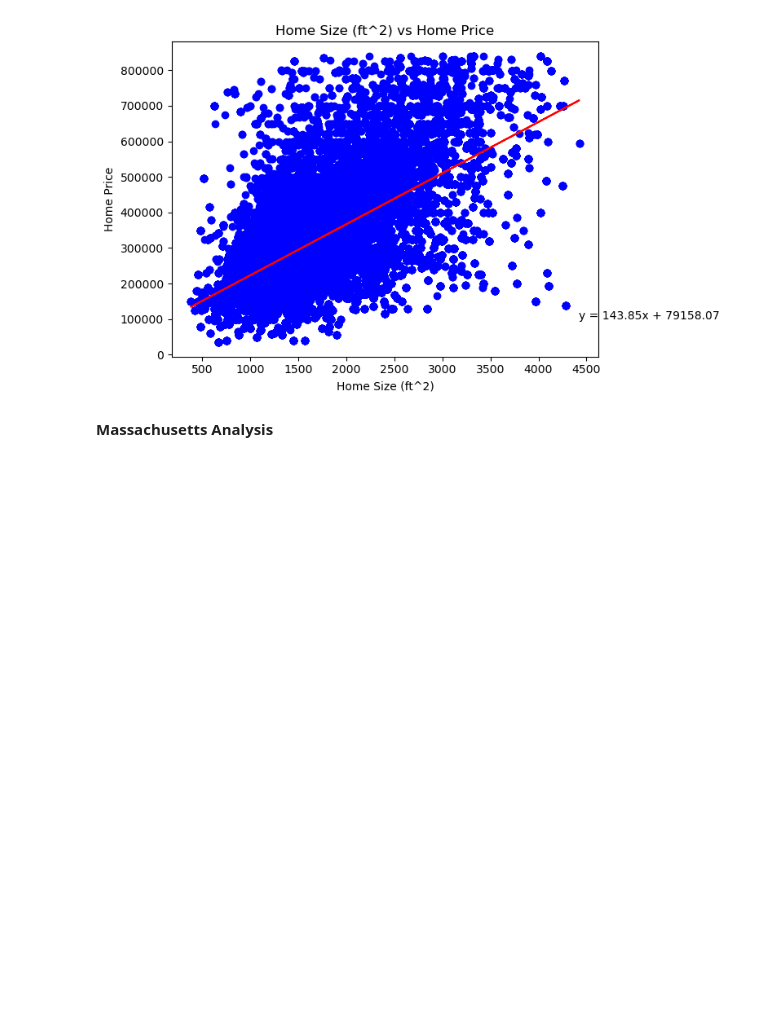
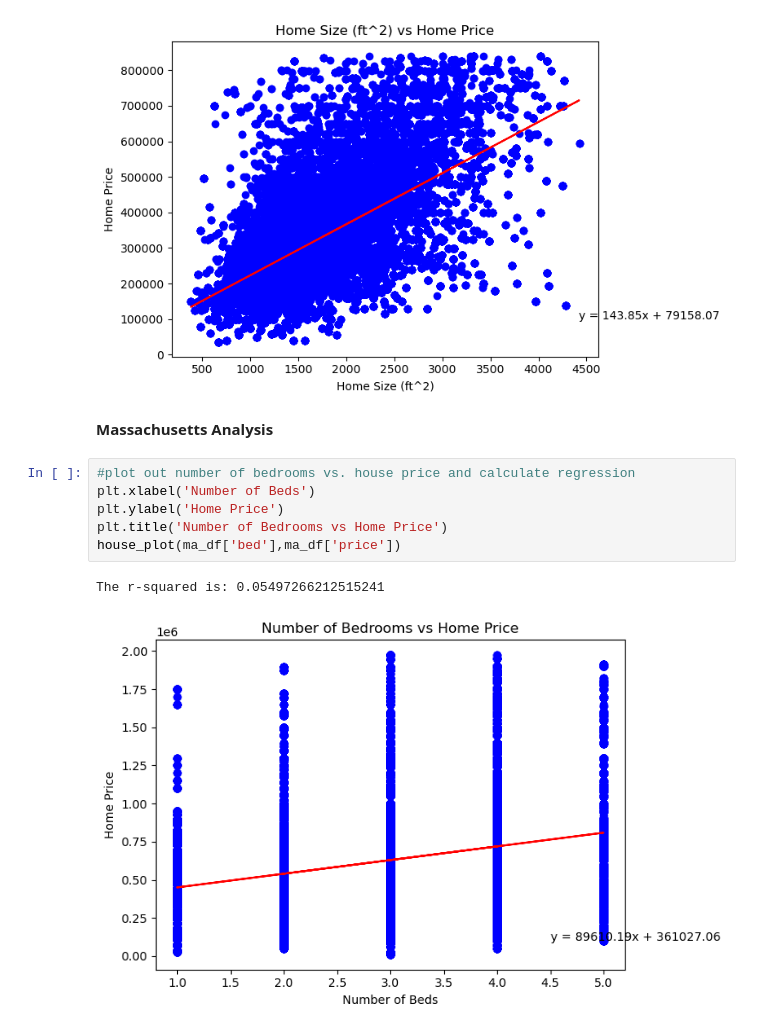
Before and after one commit to NMcHale029/BC-Project-1, a Jupyter notebook: variable_analysis.ipynb, the cells around one changed output. Cells and saved outputs as stored; diff of their text form; blank space fills up the shorter version.

```diff
--- a/variable_analysis.ipynb
+++ b/variable_analysis.ipynb
@@ -126,3 +126,12 @@ The r-squared is: 0.41202141411942117
 [figure]
 # %% [markdown]
 **Massachusetts Analysis**
+# %%
+#plot out number of bedrooms vs. house price and calculate regression
+plt.xlabel('Number of Beds')
+plt.ylabel('Home Price')
+plt.title('Number of Bedrooms vs Home Price')
+house_plot(ma_df['bed'],ma_df['price'])
+# %% [output]
+The r-squared is: 0.05497266212515241
+[figure, added]
```
Also changed, not shown: parts of 13 cells of this notebook.
